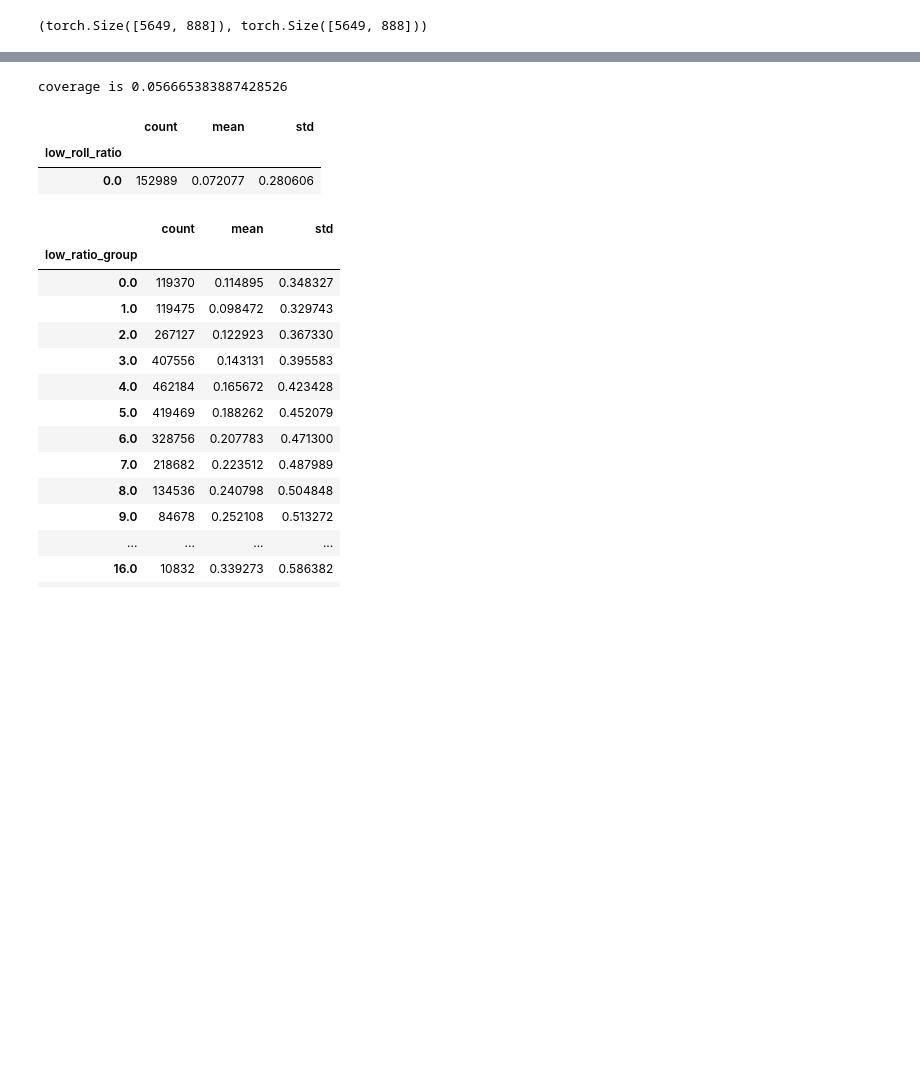
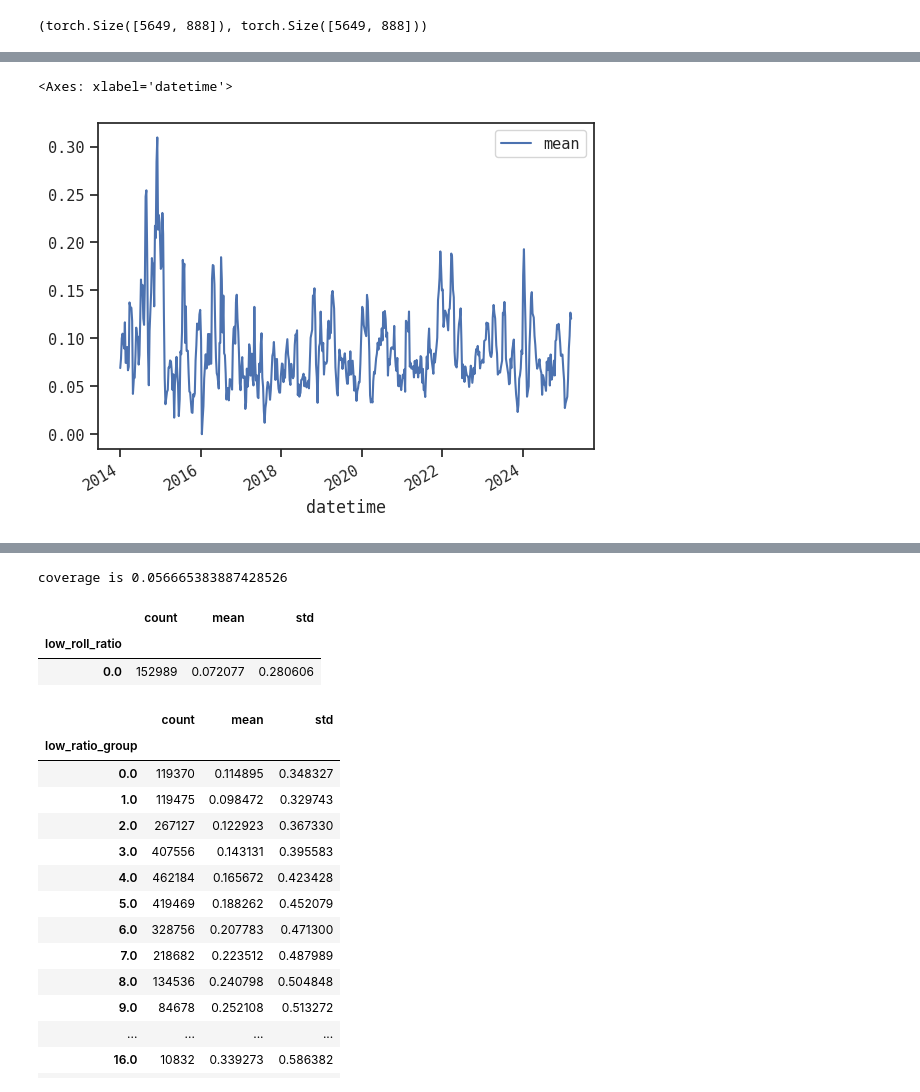
Before and after one commit to mengkjin/learndl, a Jupyter notebook: main.ipynb, the cells around one changed output, grey strips where cells are left out. Saved outputs shown, nothing was run; the diff lists cells and outputs as text; code cells hidden in the pictures; blank space fills up the shorter version.

```diff
--- a/main.ipynb
+++ b/main.ipynb
@@ -84,0 +81,6 @@ coverage is 0.11101119200379678 , chance is 0.0895700752735138
+# %%
+stats = df0.groupby(['datetime'])['next_top_chance'].agg(['count' , 'mean' , 'std'])
+stats.reset_index().plot.line('datetime' , 'mean')
+# %% [output]
+<Axes: xlabel='datetime'>
+[figure, added]
```
Also changed, not shown: parts of 9 cells of this notebook, 2 other files.
